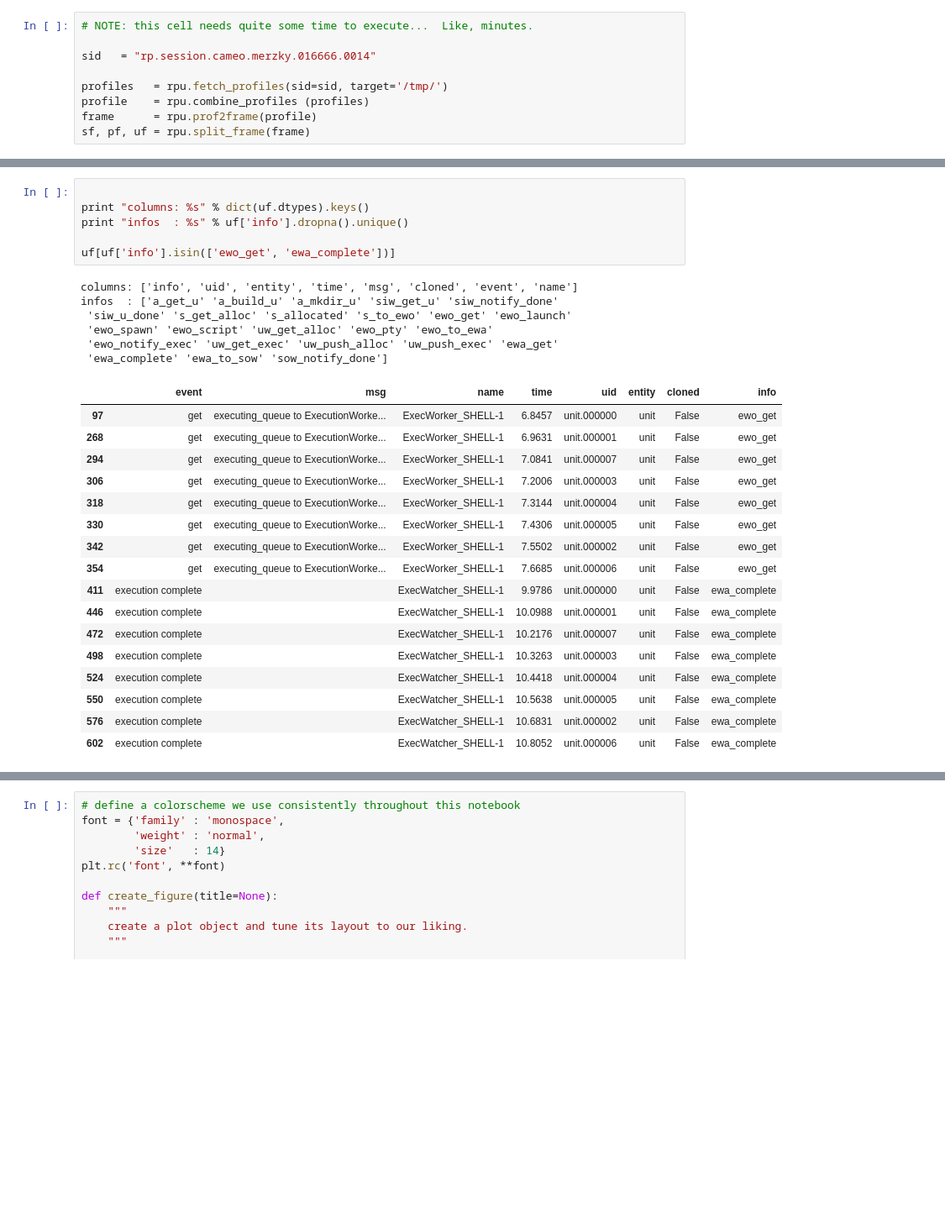
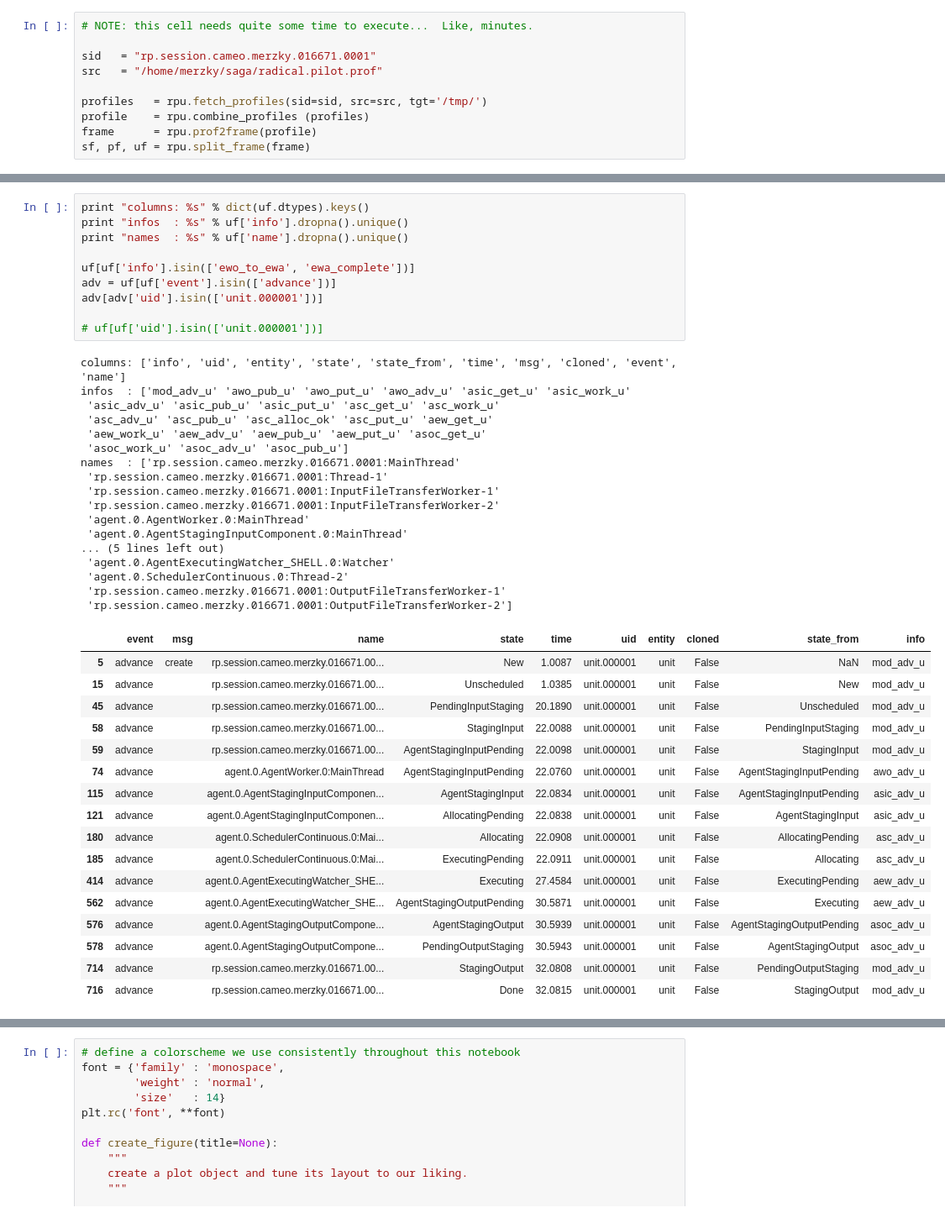
Before and after one commit to radical-cybertools/radical.pilot, a Jupyter notebook: bin/plot_profile.ipynb, the cells around one changed output, grey strips where cells are left out. Shown at 84% size. Cells and saved outputs as stored; diff of their text form; blank space fills up the shorter version.

```diff
--- a/bin/plot_profile.ipynb
+++ b/bin/plot_profile.ipynb
@@ -24,9 +26,10 @@ height has been deprecated.
 # %%
 # NOTE: this cell needs quite some time to execute...  Like, minutes.
 
-sid   = "rp.session.cameo.merzky.016666.0014"
+sid   = "rp.session.cameo.merzky.016671.0001"
+src   = "/home/merzky/saga/radical.pilot.prof"
 
-profiles   = rpu.fetch_profiles(sid=sid, target='/tmp/')
+profiles   = rpu.fetch_profiles(sid=sid, src=src, tgt='/tmp/')
 profile    = rpu.combine_profiles (profiles)
 frame      = rpu.prof2frame(profile)
 sf, pf, uf = rpu.split_frame(frame)
@@ -39,30 +76,45 @@ fetching 'file://localhost/home/merzky/radical.pilot.sandbox/rp.session.cameo.me
 # %%
-
 print "columns: %s" % dict(uf.dtypes).keys()
 print "infos  : %s" % uf['info'].dropna().unique()
+print "names  : %s" % uf['name'].dropna().unique()
 
-uf[uf['info'].isin(['ewo_get', 'ewa_complete'])]
+uf[uf['info'].isin(['ewo_to_ewa', 'ewa_complete'])]
+adv = uf[uf['event'].isin(['advance'])]
+adv[adv['uid'].isin(['unit.000001'])]
+
+# uf[uf['uid'].isin(['unit.000001'])]
 # %% [output]
-columns: ['info', 'uid', 'entity', 'time', 'msg', 'cloned', 'event', 'name']
-infos  : ['a_get_u' 'a_build_u' 'a_mkdir_u' 'siw_get_u' 'siw_notify_done'
- 'siw_u_done' 's_get_alloc' 's_allocated' 's_to_ewo' 'ewo_get' 'ewo_launch'
- 'ewo_spawn' 'ewo_script' 'uw_get_alloc' 'ewo_pty' 'ewo_to_ewa'
- 'ewo_notify_exec' 'uw_get_exec' 'uw_push_alloc' 'uw_push_exec' 'ewa_get'
- 'ewa_complete' 'ewa_to_sow' 'sow_notify_done']
+columns: ['info', 'uid', 'entity', 'state', 'state_from', 'time', 'msg', 'cloned', 'event', 'name']
+infos  : ['mod_adv_u' 'awo_pub_u' 'awo_put_u' 'awo_adv_u' 'asic_get_u' 'asic_work_u'
+ 'asic_adv_u' 'asic_pub_u' 'asic_put_u' 'asc_get_u' 'asc_work_u'
+ 'asc_adv_u' 'asc_pub_u' 'asc_alloc_ok' 'asc_put_u' 'aew_get_u'
+ 'aew_work_u' 'aew_adv_u' 'aew_pub_u' 'aew_put_u' 'asoc_get_u'
+ 'asoc_work_u' 'asoc_adv_u' 'asoc_pub_u']
+names  : ['rp.session.cameo.merzky.016671.0001:MainThread'
+ 'rp.session.cameo.merzky.016671.0001:Thread-1'
+ 'rp.session.cameo.merzky.016671.0001:InputFileTransferWorker-1'
+ 'rp.session.cameo.merzky.016671.0001:InputFileTransferWorker-2'
+ 'agent.0.AgentWorker.0:MainThread'
+ 'agent.0.AgentStagingInputComponent.0:MainThread'
+... (5 lines left out)
+ 'agent.0.AgentExecutingWatcher_SHELL.0:Watcher'
+ 'agent.0.SchedulerContinuous.0:Thread-2'
+ 'rp.session.cameo.merzky.016671.0001:OutputFileTransferWorker-1'
+ 'rp.session.cameo.merzky.016671.0001:OutputFileTransferWorker-2']
-|  | event | msg | name | time | uid | entity | cloned | info |
-| 97 | get | executing_queue to ExecutionWorke... | ExecWorker_SHELL-1 | 6.8457 | unit.000000 | unit | False | ewo_get |
-| 268 | get | executing_queue to ExecutionWorke... | ExecWorker_SHELL-1 | 6.9631 | unit.000001 | unit | False | ewo_get |
-| 294 | get | executing_queue to ExecutionWorke... | ExecWorker_SHELL-1 | 7.0841 | unit.000007 | unit | False | ewo_get |
-| 306 | get | executing_queue to ExecutionWorke... | ExecWorker_SHELL-1 | 7.2006 | unit.000003 | unit | False | ewo_get |
-| 318 | get | executing_queue to ExecutionWorke... | ExecWorker_SHELL-1 | 7.3144 | unit.000004 | unit | False | ewo_get |
-| 330 | get | executing_queue to ExecutionWorke... | ExecWorker_SHELL-1 | 7.4306 | unit.000005 | unit | False | ewo_get |
-| 342 | get | executing_queue to ExecutionWorke... | ExecWorker_SHELL-1 | 7.5502 | unit.000002 | unit | False | ewo_get |
-| 354 | get | executing_queue to ExecutionWorke... | ExecWorker_SHELL-1 | 7.6685 | unit.000006 | unit | False | ewo_get |
-| 411 | execution complete |  | ExecWatcher_SHELL-1 | 9.9786 | unit.000000 | unit | False | ewa_complete |
-| 446 | execution complete |  | ExecWatcher_SHELL-1 | 10.0988 | unit.000001 | unit | False | ewa_complete |
-| 472 | execution complete |  | ExecWatcher_SHELL-1 | 10.2176 | unit.000007 | unit | False | ewa_complete |
-| 498 | execution complete |  | ExecWatcher_SHELL-1 | 10.3263 | unit.000003 | unit | False | ewa_complete |
-| 524 | execution complete |  | ExecWatcher_SHELL-1 | 10.4418 | unit.000004 | unit | False | ewa_complete |
-| 550 | execution complete |  | ExecWatcher_SHELL-1 | 10.5638 | unit.000005 | unit | False | ewa_complete |
-| 576 | execution complete |  | ExecWatcher_SHELL-1 | 10.6831 | unit.000002 | unit | False | ewa_complete |
-| 602 | execution complete |  | ExecWatcher_SHELL-1 | 10.8052 | unit.000006 | unit | False | ewa_complete |
+|  | event | msg | name | state | time | uid | entity | cloned | state_from | info |
+| 5 | advance | create | rp.session.cameo.merzky.016671.00... | New | 1.0087 | unit.000001 | unit | False | NaN | mod_adv_u |
+| 15 | advance |  | rp.session.cameo.merzky.016671.00... | Unscheduled | 1.0385 | unit.000001 | unit | False | New | mod_adv_u |
+| 45 | advance |  | rp.session.cameo.merzky.016671.00... | PendingInputStaging | 20.1890 | unit.000001 | unit | False | Unscheduled | mod_adv_u |
+| 58 | advance |  | rp.session.cameo.merzky.016671.00... | StagingInput | 22.0088 | unit.000001 | unit | False | PendingInputStaging | mod_adv_u |
+| 59 | advance |  | rp.session.cameo.merzky.016671.00... | AgentStagingInputPending | 22.0098 | unit.000001 | unit | False | StagingInput | mod_adv_u |
+| 74 | advance |  | agent.0.AgentWorker.0:MainThread | AgentStagingInputPending | 22.0760 | unit.000001 | unit | False | AgentStagingInputPending | awo_adv_u |
+| 115 | advance |  | agent.0.AgentStagingInputComponen... | AgentStagingInput | 22.0834 | unit.000001 | unit | False | AgentStagingInputPending | asic_adv_u |
+| 121 | advance |  | agent.0.AgentStagingInputComponen... | AllocatingPending | 22.0838 | unit.000001 | unit | False | AgentStagingInput | asic_adv_u |
+| 180 | advance |  | agent.0.SchedulerContinuous.0:Mai... | Allocating | 22.0908 | unit.000001 | unit | False | AllocatingPending | asc_adv_u |
+| 185 | advance |  | agent.0.SchedulerContinuous.0:Mai... | ExecutingPending | 22.0911 | unit.000001 | unit | False | Allocating | asc_adv_u |
+| 414 | advance |  | agent.0.AgentExecutingWatcher_SHE... | Executing | 27.4584 | unit.000001 | unit | False | ExecutingPending | aew_adv_u |
+| 562 | advance |  | agent.0.AgentExecutingWatcher_SHE... | AgentStagingOutputPending | 30.5871 | unit.000001 | unit | False | Executing | aew_adv_u |
+| 576 | advance |  | agent.0.AgentStagingOutputCompone... | AgentStagingOutput | 30.5939 | unit.000001 | unit | False | AgentStagingOutputPending | asoc_adv_u |
+| 578 | advance |  | agent.0.AgentStagingOutputCompone... | PendingOutputStaging | 30.5943 | unit.000001 | unit | False | AgentStagingOutput | asoc_adv_u |
+| 714 | advance |  | rp.session.cameo.merzky.016671.00... | StagingOutput | 32.0808 | unit.000001 | unit | False | PendingOutputStaging | mod_adv_u |
+| 716 | advance |  | rp.session.cameo.merzky.016671.00... | Done | 32.0815 | unit.000001 | unit | False | StagingOutput | mod_adv_u |
```
Also changed, not shown: parts of 6 cells of this notebook, 4 other files.
